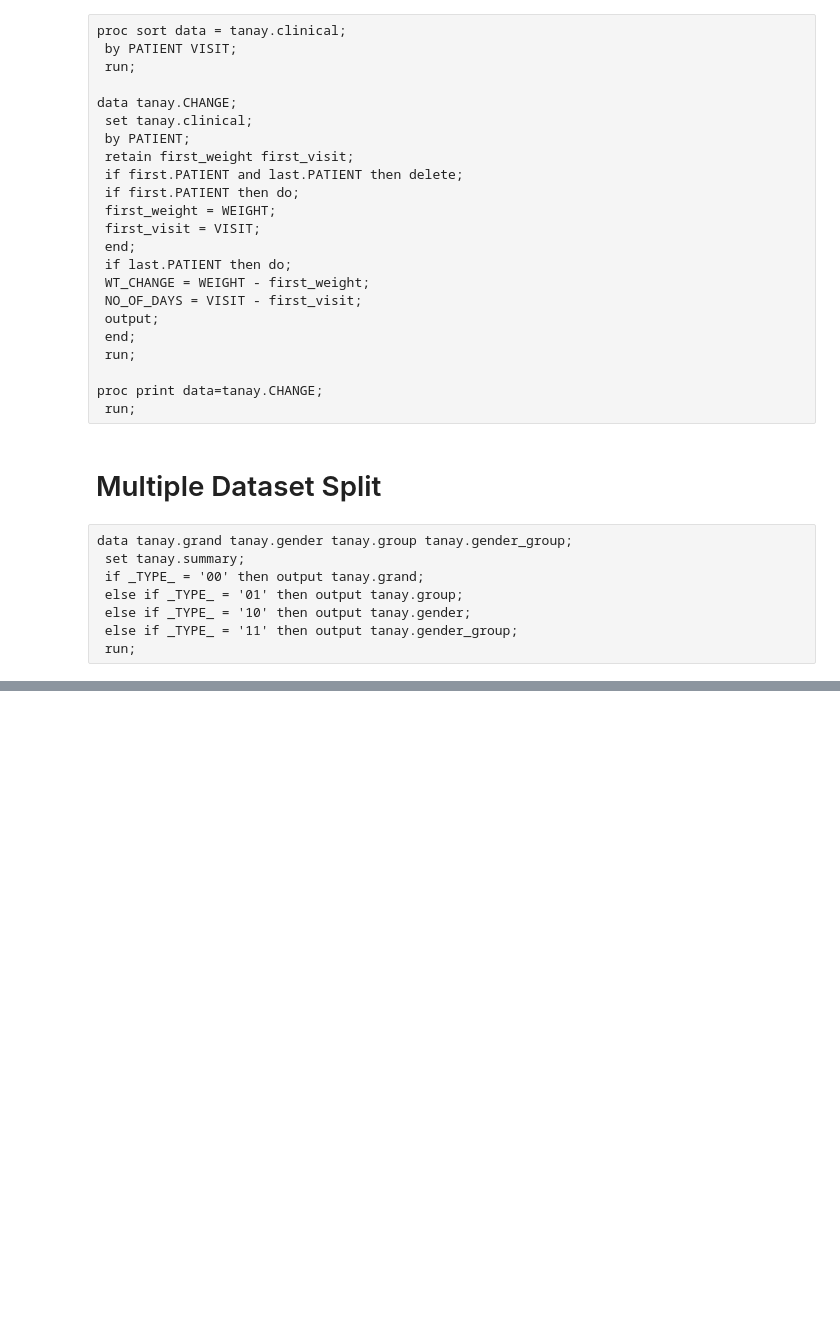
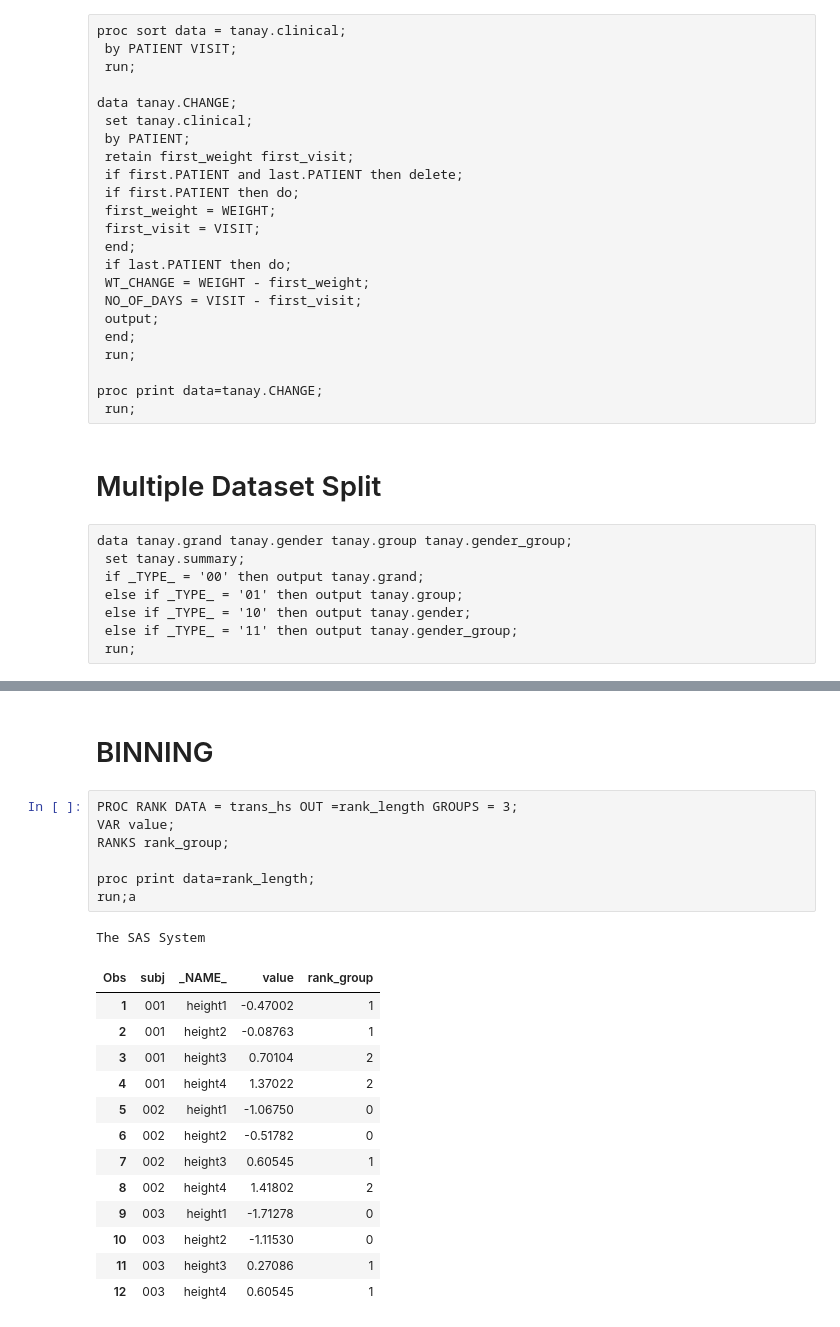
Before and after one commit to kevinwkc/my_sas, a Jupyter notebook: DATASET.ipynb, the cells around one changed output, grey strips where cells are left out. Drawn from its saved outputs; the diff is of its cells as text; blank space fills up the shorter version.

Commit message:
PROC RANK FOR BINNING

```diff
--- a/DATASET.ipynb
+++ b/DATASET.ipynb
@@ -283,0 +314,25 @@ data tanay.grand tanay.gender tanay.group tanay.gender_group;
+# %% [markdown]
+BINNING
+==============
+# %%
+PROC RANK DATA = trans_hs OUT =rank_length GROUPS = 3;
+VAR value;
+RANKS rank_group;
+
+proc print data=rank_length;
+run;a
+# %% [output]
+The SAS System
+| Obs | subj | _NAME_ | value | rank_group |
+| 1 | 001 | height1 | -0.47002 | 1 |
+| 2 | 001 | height2 | -0.08763 | 1 |
+| 3 | 001 | height3 | 0.70104 | 2 |
+| 4 | 001 | height4 | 1.37022 | 2 |
+| 5 | 002 | height1 | -1.06750 | 0 |
+| 6 | 002 | height2 | -0.51782 | 0 |
+| 7 | 002 | height3 | 0.60545 | 1 |
+| 8 | 002 | height4 | 1.41802 | 2 |
+| 9 | 003 | height1 | -1.71278 | 0 |
+| 10 | 003 | height2 | -1.11530 | 0 |
+| 11 | 003 | height3 | 0.27086 | 1 |
+| 12 | 003 | height4 | 0.60545 | 1 |
```
Also changed, not shown: parts of 2 cells of this notebook.
